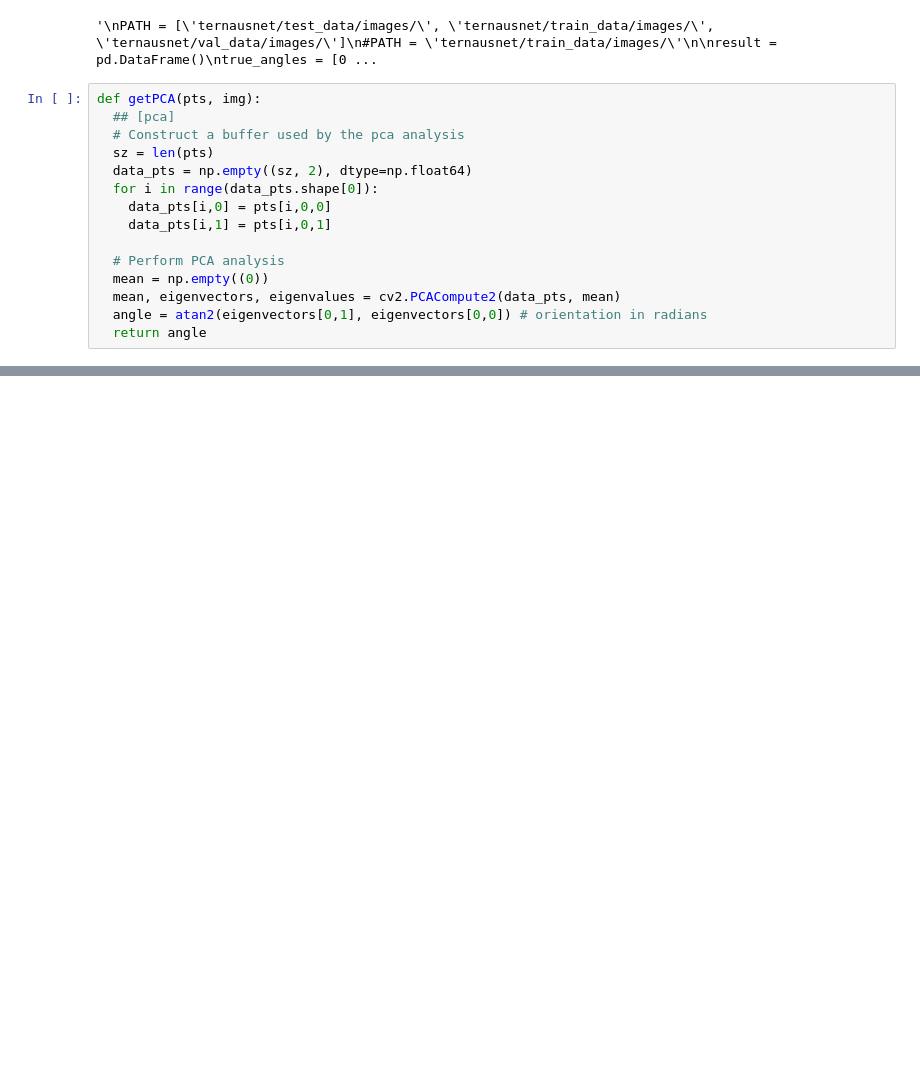
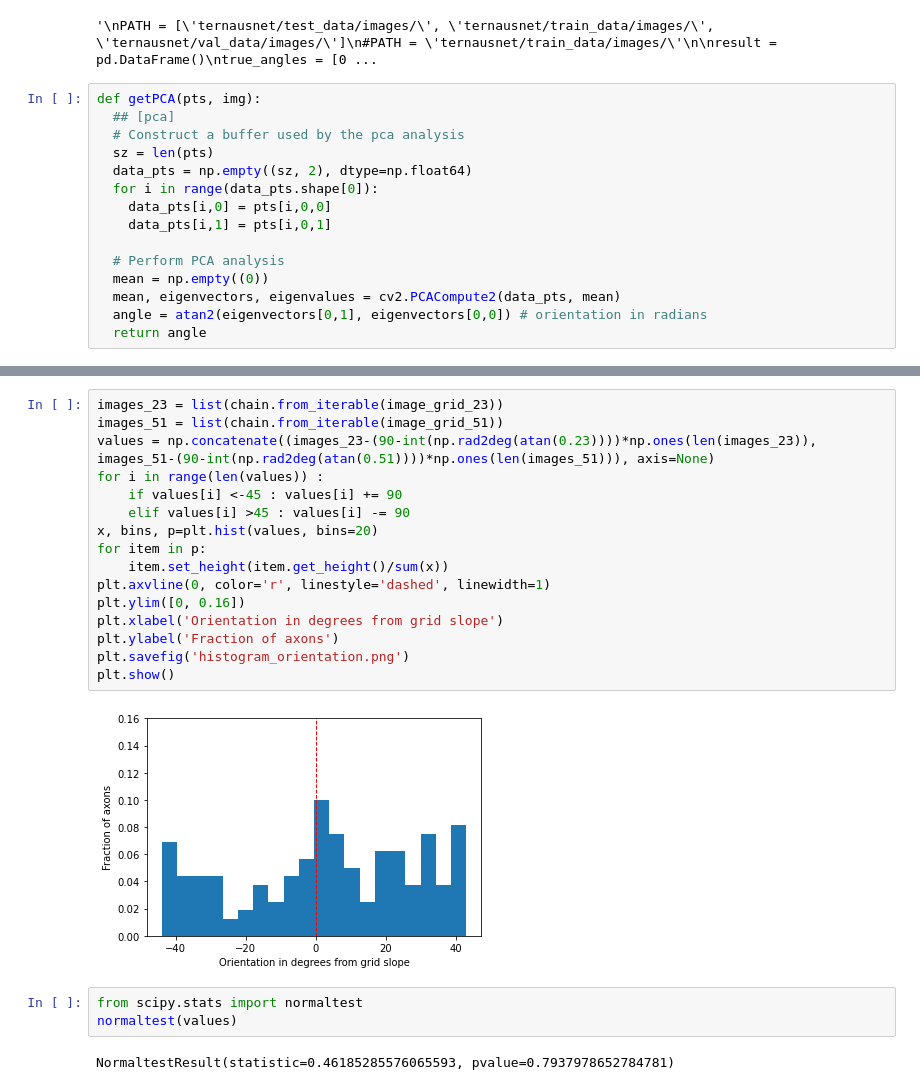
Before and after one commit to ndelamaide/ML4Science_neuron_segmentation, a Jupyter notebook: plot_histograms.ipynb, the cells around one changed output, grey strips where cells are left out. Cells and saved outputs as stored; diff of their text form; blank space fills up the shorter version.

```diff
--- a/plot_histograms.ipynb
+++ b/plot_histograms.ipynb
@@ -173,0 +221,23 @@ Ks_2sampResult(statistic=0.280974043350281, pvalue=0.0002830002090178363)
+# %%
+images_23 = list(chain.from_iterable(image_grid_23))
+images_51 = list(chain.from_iterable(image_grid_51))
+values = np.concatenate((images_23-(90-int(np.rad2deg(atan(0.23))))*np.ones(len(images_23)), images_51-(90-int(np.rad2deg(atan(0.51))))*np.ones(len(images_51))), axis=None)
+for i in range(len(values)) :
+    if values[i] <-45 : values[i] += 90
+    elif values[i] >45 : values[i] -= 90
+x, bins, p=plt.hist(values, bins=20)
+for item in p:
+    item.set_height(item.get_height()/sum(x))
+plt.axvline(0, color='r', linestyle='dashed', linewidth=1)
+plt.ylim([0, 0.16])
+plt.xlabel('Orientation in degrees from grid slope')
+plt.ylabel('Fraction of axons')
+plt.savefig('histogram_orientation.png')
+plt.show()
+# %% [output]
+[figure, added]
+# %%
+from scipy.stats import normaltest
+normaltest(values)
+# %% [output]
+NormaltestResult(statistic=0.46185285576065593, pvalue=0.7937978652784781)
```
Also changed, not shown: parts of 6 cells of this notebook, 4 other files.
